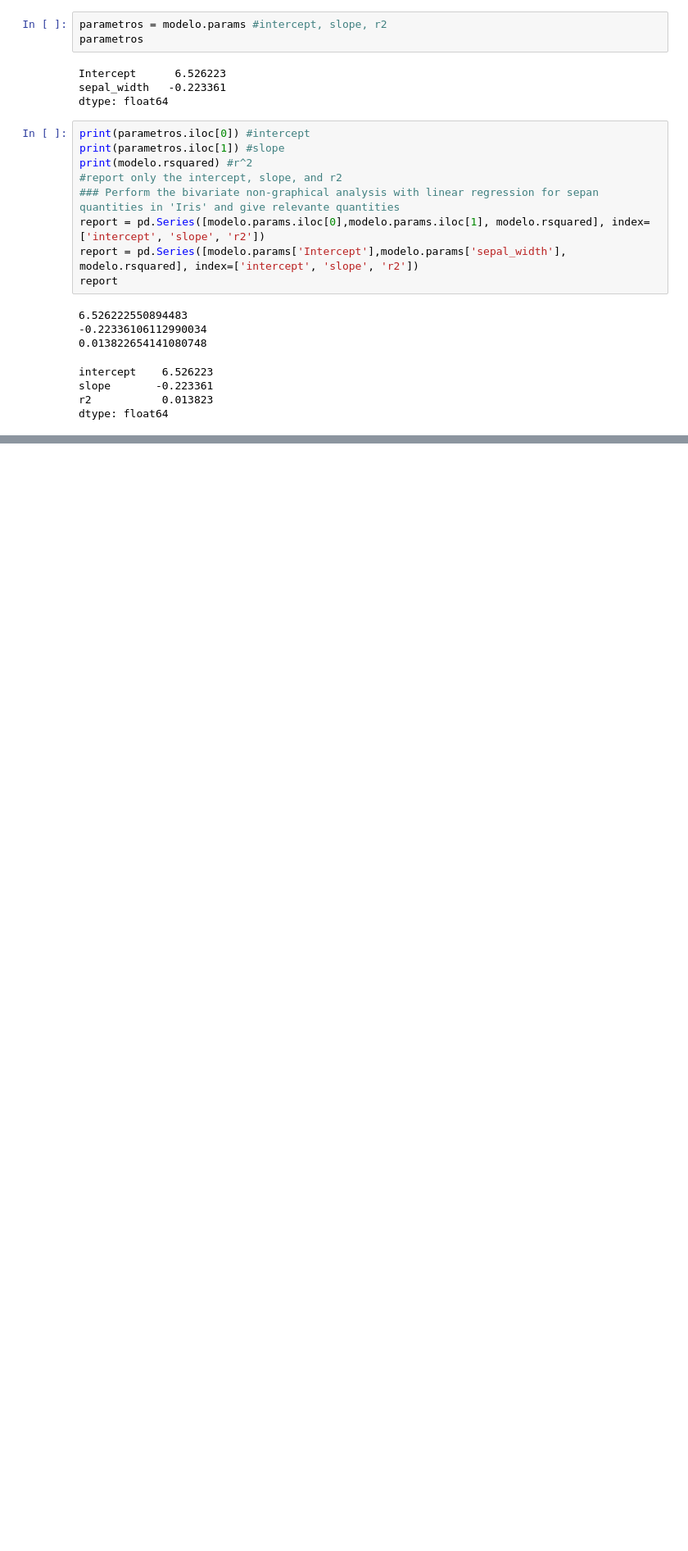
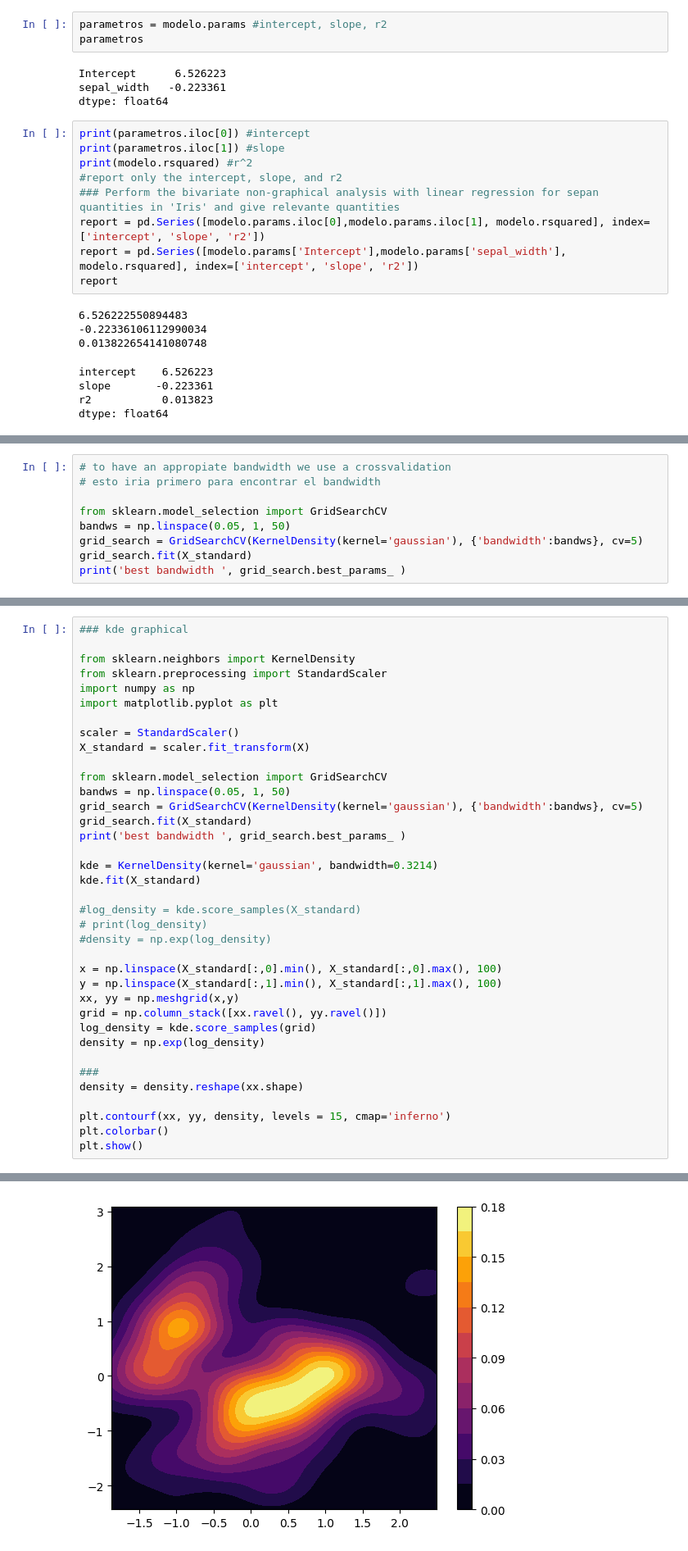
Before and after one commit to EdilbertoAntonio/ejercicios_maestria_icd, a Jupyter notebook: mineria de datos/Exploratory analysis_Visualization.ipynb, the cells around one changed output, grey strips where cells are left out. Shown at 82% size. Saved outputs shown, nothing was run; the diff lists cells and outputs as text; blank space fills up the shorter version.

```diff
--- a/mineria de datos/Exploratory analysis_Visualization.ipynb
+++ b/mineria de datos/Exploratory analysis_Visualization.ipynb
@@ -439,0 +478,9 @@ plt.hist(density)
+# %%
+# to have an appropiate bandwidth we use a crossvalidation
+# esto iria primero para encontrar el bandwidth
+
+from sklearn.model_selection import GridSearchCV
+bandws = np.linspace(0.05, 1, 50)
+grid_search = GridSearchCV(KernelDensity(kernel='gaussian'), {'bandwidth':bandws}, cv=5)
+grid_search.fit(X_standard)
+print('best bandwidth ', grid_search.best_params_ )
@@ -456,3 +529,41 @@ See the caveats in the documentation: https://pandas.pydata.org/pandas-docs/stab
 | 63 | 6.1 | 2.9 | 0.180678 |
 | 75 | 6.6 | 3.0 | 0.180351 |
 | 104 | 6.5 | 3.0 | 0.180088 |
+# %%
+### kde graphical
+
+from sklearn.neighbors import KernelDensity
+from sklearn.preprocessing import StandardScaler
+import numpy as np
+import matplotlib.pyplot as plt
+
+scaler = StandardScaler()
+X_standard = scaler.fit_transform(X)
+
+from sklearn.model_selection import GridSearchCV
+bandws = np.linspace(0.05, 1, 50)
+grid_search = GridSearchCV(KernelDensity(kernel='gaussian'), {'bandwidth':bandws}, cv=5)
+grid_search.fit(X_standard)
+print('best bandwidth ', grid_search.best_params_ )
+
+kde = KernelDensity(kernel='gaussian', bandwidth=0.3214)
+kde.fit(X_standard)
+
+#log_density = kde.score_samples(X_standard)
+# print(log_density)
+#density = np.exp(log_density)
+
+x = np.linspace(X_standard[:,0].min(), X_standard[:,0].max(), 100)
+y = np.linspace(X_standard[:,1].min(), X_standard[:,1].max(), 100)
+xx, yy = np.meshgrid(x,y)
+grid = np.column_stack([xx.ravel(), yy.ravel()])
+log_density = kde.score_samples(grid)
+density = np.exp(log_density)
+
+###
+density = density.reshape(xx.shape)
+
+plt.contourf(xx, yy, density, levels = 15, cmap='inferno')
+plt.colorbar()
+plt.show()
+# %% [output]
@@ -458,0 +571 @@ See the caveats in the documentation: https://pandas.pydata.org/pandas-docs/stab
+[figure, added]
```
Also changed, not shown: parts of 13 cells of this notebook, 7 other files.
